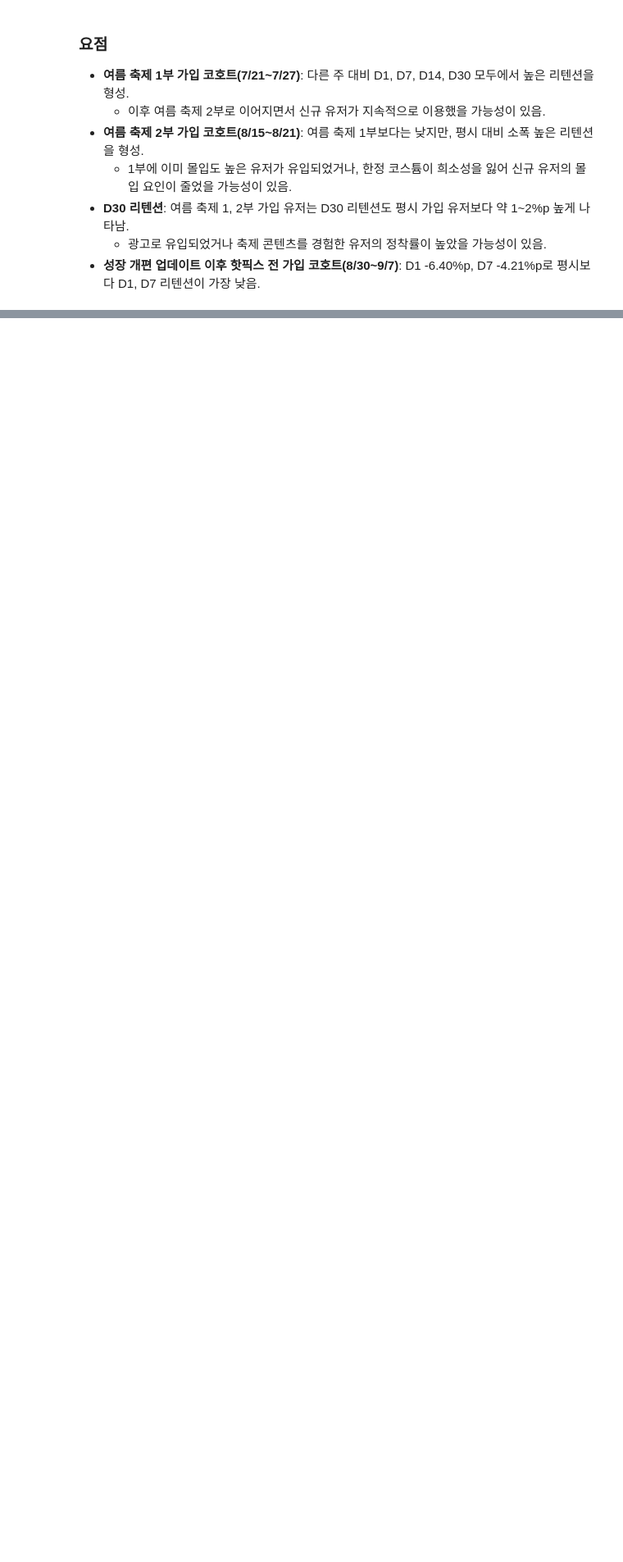
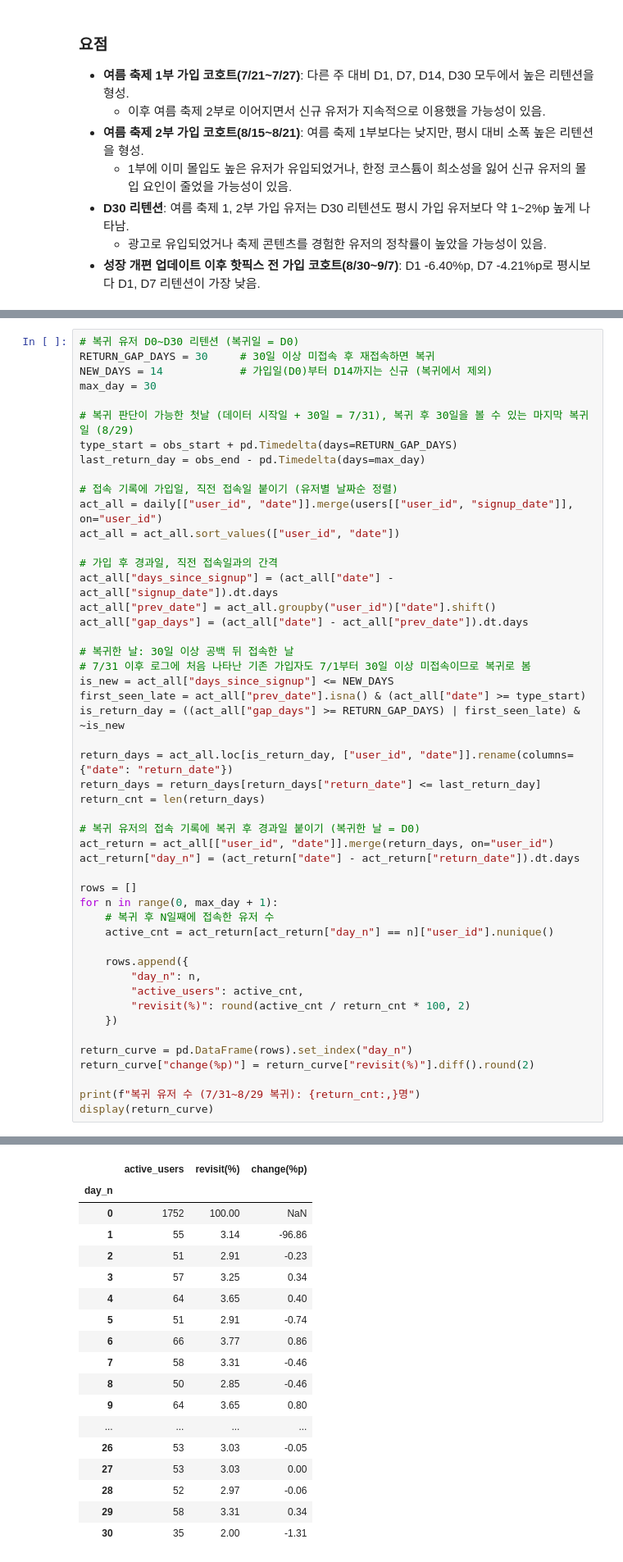
Before and after one commit to daun-k/mmorpg-liveops-analytics, a Jupyter notebook: notebooks/01_EDA.ipynb, the cells around one changed output, grey strips where cells are left out. Shown at 82% size. Drawn from its saved outputs; the diff is of its cells as text; blank space fills up the shorter version.

```diff
--- a/notebooks/01_EDA.ipynb
+++ b/notebooks/01_EDA.ipynb
@@ -734,0 +743,50 @@ display(signup_by_period.style.format(fmt))
+# %%
+# 복귀 유저 D0~D30 리텐션 (복귀일 = D0)
+RETURN_GAP_DAYS = 30     # 30일 이상 미접속 후 재접속하면 복귀
+NEW_DAYS = 14            # 가입일(D0)부터 D14까지는 신규 (복귀에서 제외)
+max_day = 30
+
+# 복귀 판단이 가능한 첫날 (데이터 시작일 + 30일 = 7/31), 복귀 후 30일을 볼 수 있는 마지막 복귀일 (8/29)
+type_start = obs_start + pd.Timedelta(days=RETURN_GAP_DAYS)
+last_return_day = obs_end - pd.Timedelta(days=max_day)
+
+# 접속 기록에 가입일, 직전 접속일 붙이기 (유저별 날짜순 정렬)
+act_all = daily[["user_id", "date"]].merge(users[["user_id", "signup_date"]], on="user_id")
+act_all = act_all.sort_values(["user_id", "date"])
+
+# 가입 후 경과일, 직전 접속일과의 간격
+act_all["days_since_signup"] = (act_all["date"] - act_all["signup_date"]).dt.days
+act_all["prev_date"] = act_all.groupby("user_id")["date"].shift()
+act_all["gap_days"] = (act_all["date"] - act_all["prev_date"]).dt.days
+
+# 복귀한 날: 30일 이상 공백 뒤 접속한 날
+# 7/31 이후 로그에 처음 나타난 기존 가입자도 7/1부터 30일 이상 미접속이므로 복귀로 봄
+is_new = act_all["days_since_signup"] <= NEW_DAYS
+first_seen_late = act_all["prev_date"].isna() & (act_all["date"] >= type_start)
+is_return_day = ((act_all["gap_days"] >= RETURN_GAP_DAYS) | first_seen_late) & ~is_new
+
+return_days = act_all.loc[is_return_day, ["user_id", "date"]].rename(columns={"date": "return_date"})
+return_days = return_days[return_days["return_date"] <= last_return_day]
+return_cnt = len(return_days)
+
+# 복귀 유저의 접속 기록에 복귀 후 경과일 붙이기 (복귀한 날 = D0)
+act_return = act_all[["user_id", "date"]].merge(return_days, on="user_id")
+act_return["day_n"] = (act_return["date"] - act_return["return_date"]).dt.days
+
+rows = []
+for n in range(0, max_day + 1):
+    # 복귀 후 N일째에 접속한 유저 수
+    active_cnt = act_return[act_return["day_n"] == n]["user_id"].nunique()
+
+    rows.append({
+        "day_n": n,
+        "active_users": active_cnt,
+        "revisit(%)": round(active_cnt / return_cnt * 100, 2)
+    })
+
+return_curve = pd.DataFrame(rows).set_index("day_n")
+return_curve["change(%p)"] = return_curve["revisit(%)"].diff().round(2)
+
+print(f"복귀 유저 수 (7/31~8/29 복귀): {return_cnt:,}명")
+display(return_curve)
+# %% [output]
@@ -734,0 +794,18 @@ display(signup_by_period.style.format(fmt))
+|  | active_users | revisit(%) | change(%p) |
+| day_n |  |  |  |
+| 0 | 1752 | 100.00 | NaN |
+| 1 | 55 | 3.14 | -96.86 |
+| 2 | 51 | 2.91 | -0.23 |
+| 3 | 57 | 3.25 | 0.34 |
+| 4 | 64 | 3.65 | 0.40 |
+| 5 | 51 | 2.91 | -0.74 |
+| 6 | 66 | 3.77 | 0.86 |
+| 7 | 58 | 3.31 | -0.46 |
+| 8 | 50 | 2.85 | -0.46 |
+| 9 | 64 | 3.65 | 0.80 |
+| ... | ... | ... | ... |
+| 26 | 53 | 3.03 | -0.05 |
+| 27 | 53 | 3.03 | 0.00 |
+| 28 | 52 | 2.97 | -0.06 |
+| 29 | 58 | 3.31 | 0.34 |
+| 30 | 35 | 2.00 | -1.31 |
```
Also changed, not shown: parts of 31 cells of this notebook.
